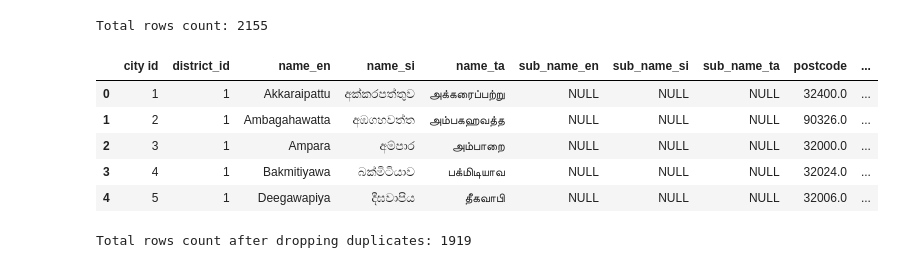
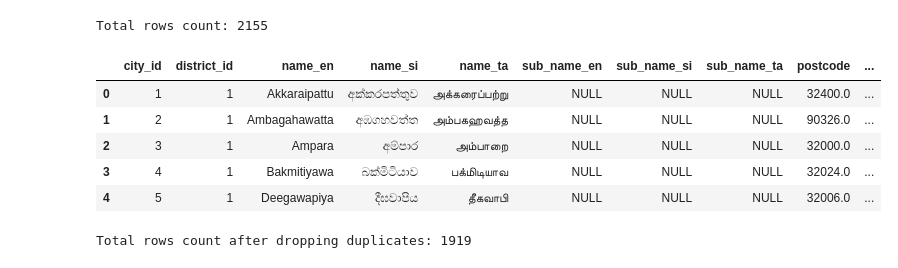
Before and after one commit to SSenitha/CCS3052_Advance_DSA, a Jupyter notebook: adjacencyMatrix.ipynb, the cells around one changed output. Drawn from its saved outputs; the diff is of its cells as text; code cells hidden in the pictures.

```diff
--- a/adjacencyMatrix.ipynb
+++ b/adjacencyMatrix.ipynb
@@ -26,11 +28,12 @@ from sklearn.neighbors import NearestNeighbors
 # %%
 # Read the dataset and output the total count
 df = pd.read_csv('/content/Cities_of_SriLanka.csv')
 print(f"Total rows count: {df['city id'].count()}")
+df.rename(columns={"city id": "city_id"}, inplace=True)
 df.head()
 # %% [output]
 Total rows count: 2155
-|  | city id | district_id | name_en | name_si | name_ta | sub_name_en | sub_name_si | sub_name_ta | postcode | ... |
+|  | city_id | district_id | name_en | name_si | name_ta | sub_name_en | sub_name_si | sub_name_ta | postcode | ... |
 | 0 | 1 | 1 | Akkaraipattu | අක්කරපත්තුව | அக்கரைப்பற்று | NULL | NULL | NULL | 32400.0 | ... |
 | 1 | 2 | 1 | Ambagahawatta | අඹගහවත්ත | அம்பகஹவத்த | NULL | NULL | NULL | 90326.0 | ... |
 | 2 | 3 | 1 | Ampara | අම්පාර | அம்பாறை | NULL | NULL | NULL | 32000.0 | ... |
```
Also changed, not shown: parts of 11 cells of this notebook.
